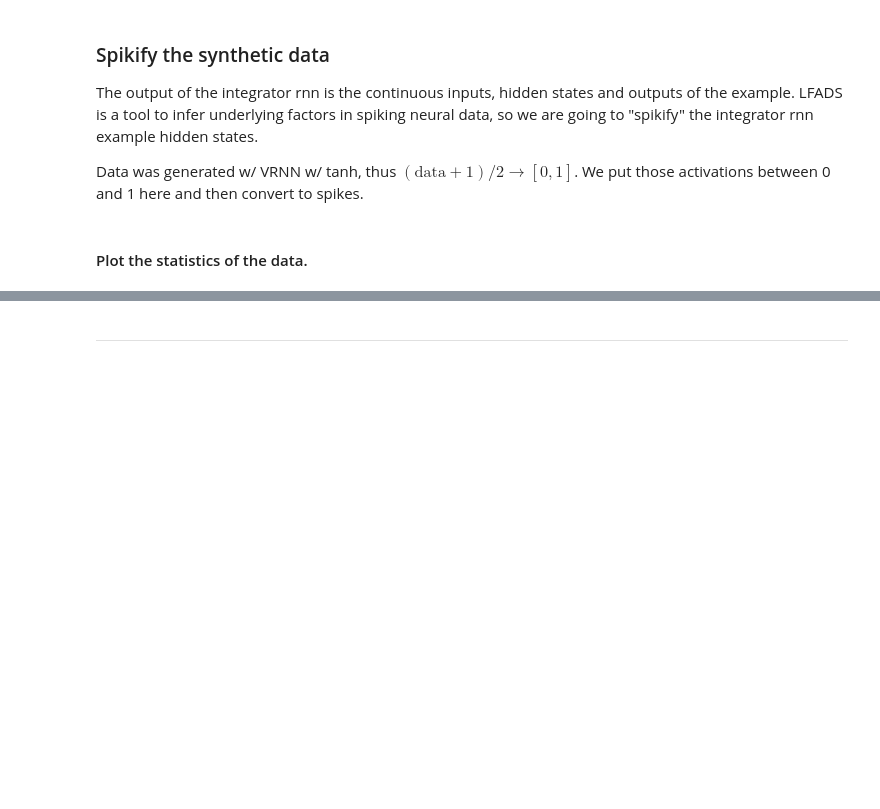
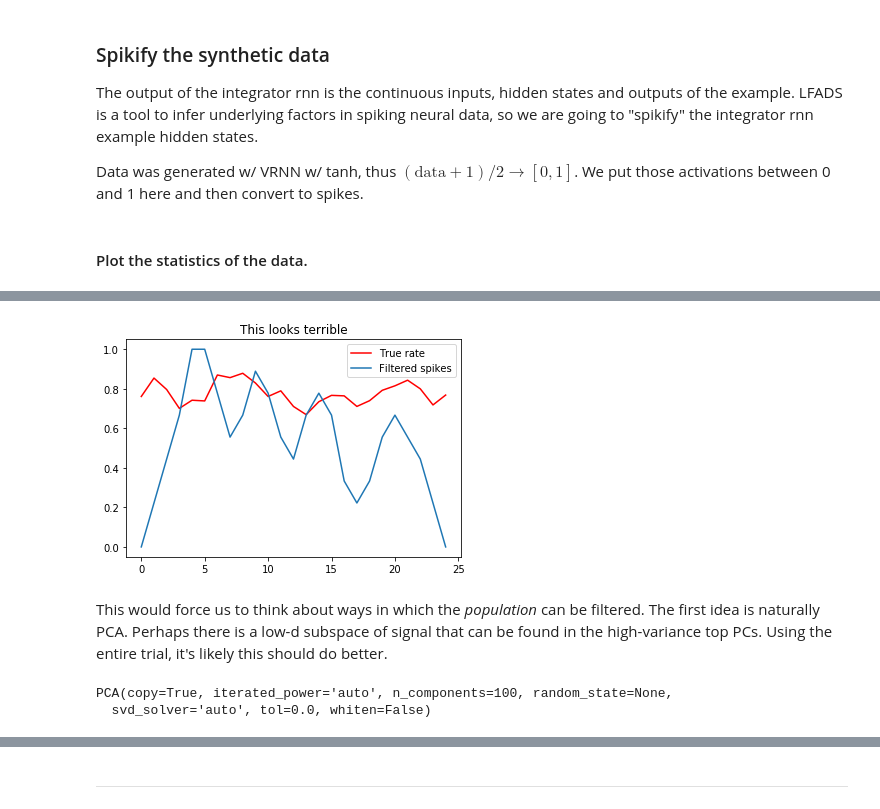
Before and after one commit to google-research/computation-thru-dynamics, a Jupyter notebook: notebooks/LFADS Tutorial.ipynb, the cells around one changed output, grey strips where cells are left out. Drawn from its saved outputs; the diff is of its cells as text; code cells hidden in the pictures; blank space fills up the shorter version.

```diff
--- a/notebooks/LFADS Tutorial.ipynb
+++ b/notebooks/LFADS Tutorial.ipynb
@@ -168,0 +175,19 @@ plt.stem(data_bxtxn[bidx,:,hidx]);
+# %%
+nfilt = 3
+my_filtered_spikes = scipy.signal.filtfilt(onp.ones(nfilt)/nfilt, 1, my_signal_spikified)
+plt.plot(my_signal, 'r');
+plt.plot(my_filtered_spikes);
+plt.title("This looks terrible");
+plt.legend(('True rate', 'Filtered spikes'));
+# %% [output]
+[figure, added]
+# %% [markdown]
+This would force us to think about ways in which the *population* can be filtered. The first idea is naturally PCA. Perhaps there is a low-d subspace of signal that can be found in the high-variance top PCs. Using the entire trial, it's likely this should do better.
+# %%
+import sklearn
+ncomponents = 100
+full_pca = sklearn.decomposition.PCA(ncomponents)
+full_pca.fit(onp.reshape(data_bxtxn, [-1, data_dim]))
+# %% [output]
+PCA(copy=True, iterated_power='auto', n_components=100, random_state=None,
+  svd_solver='auto', tol=0.0, whiten=False)
```
Also changed, not shown: parts of 26 cells of this notebook, 1 other file.
